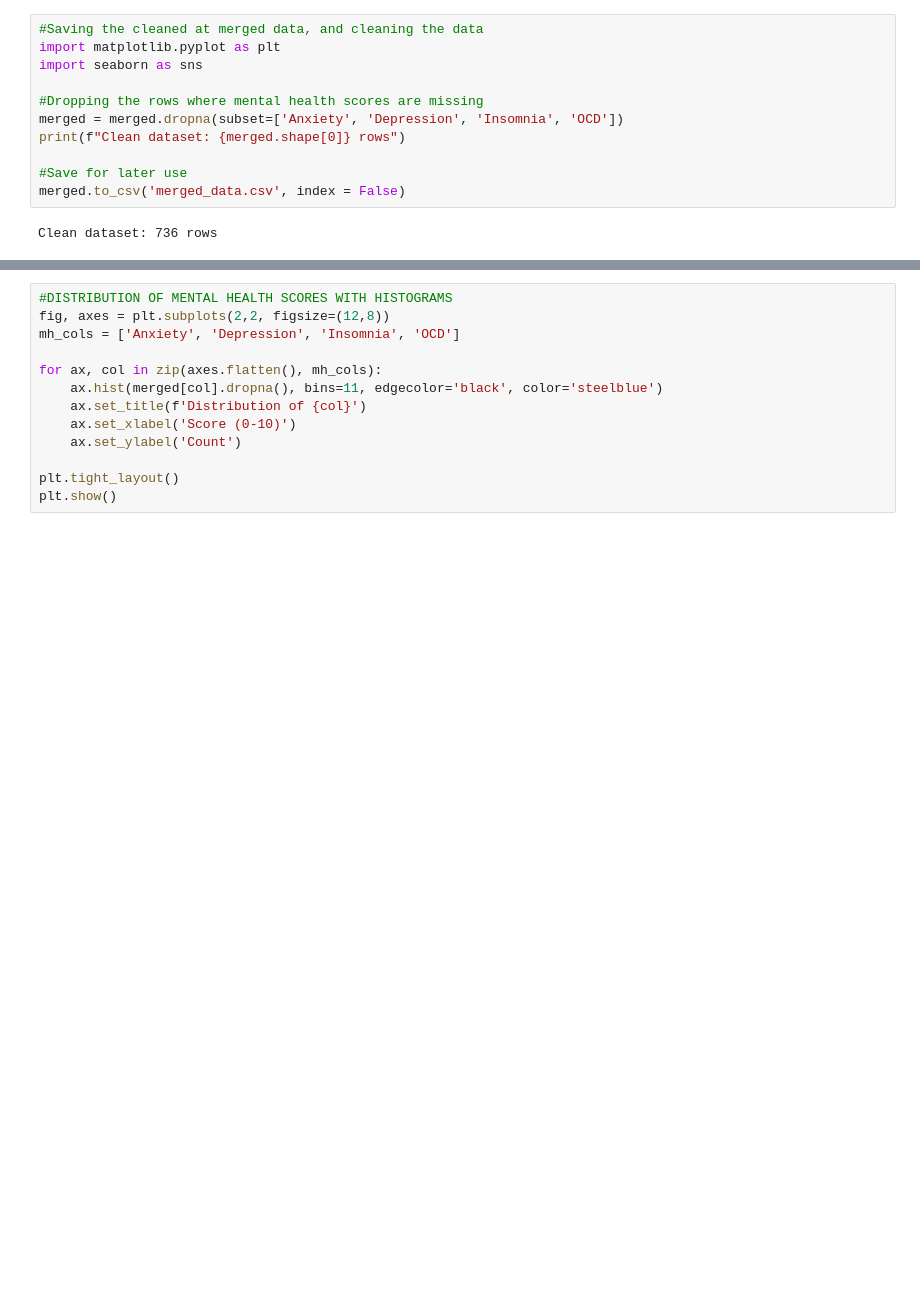
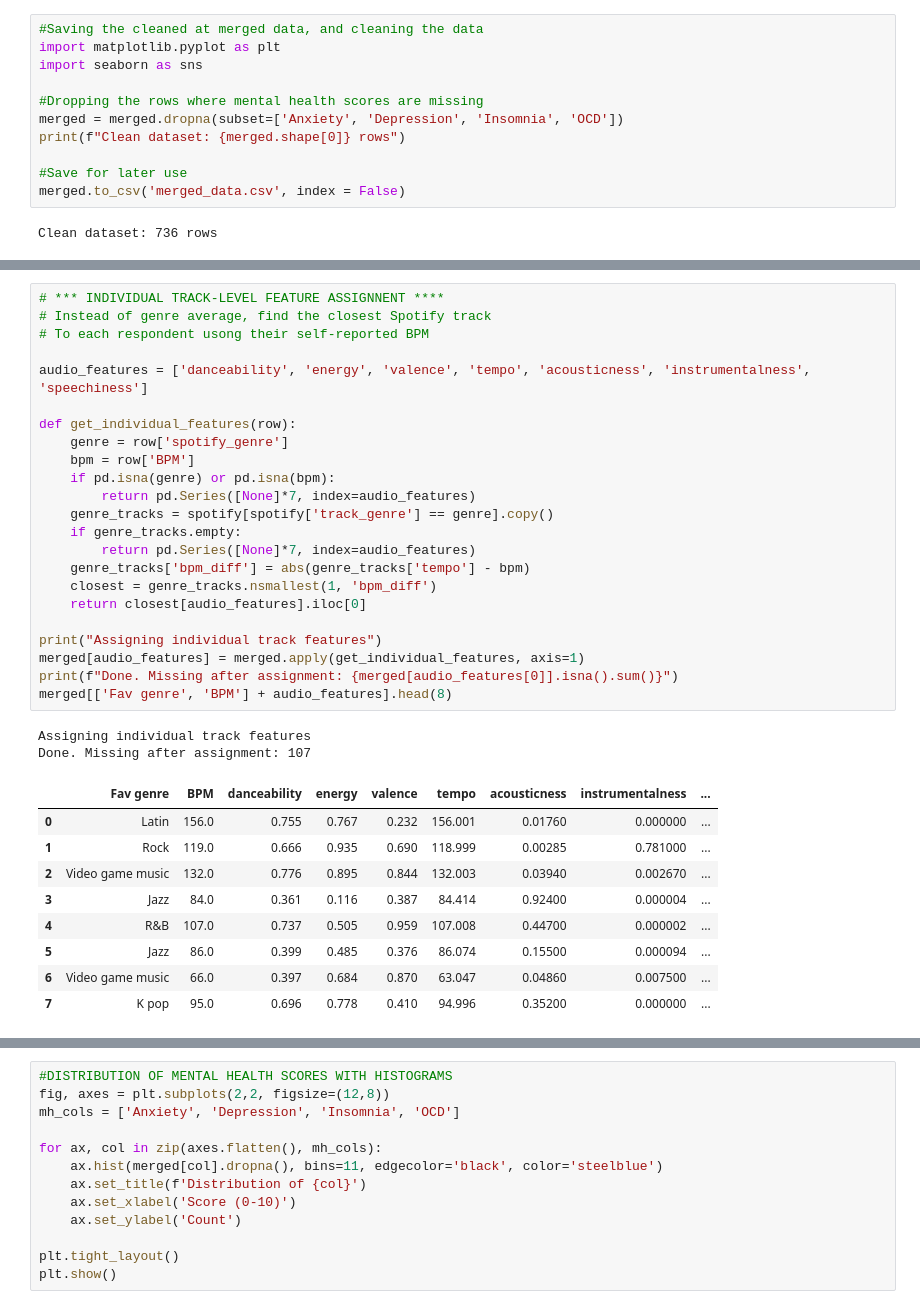
Before and after one commit to MurathanKbk/DSA_210_TERMPROJECT_MURATHANKABAK, a Jupyter notebook: edaAndhyphothesisTest.ipynb, the cells around one changed output, grey strips where cells are left out. Saved outputs shown, nothing was run; the diff lists cells and outputs as text; blank space fills up the shorter version.

```diff
--- a/edaAndhyphothesisTest.ipynb
+++ b/edaAndhyphothesisTest.ipynb
@@ -144,0 +195,35 @@ Clean dataset: 736 rows
+# %%
+# *** INDIVIDUAL TRACK-LEVEL FEATURE ASSIGNNENT ****
+# Instead of genre average, find the closest Spotify track
+# To each respondent usong their self-reported BPM
+
+audio_features = ['danceability', 'energy', 'valence', 'tempo', 'acousticness', 'instrumentalness', 'speechiness']
+
+def get_individual_features(row):
+    genre = row['spotify_genre']
+    bpm = row['BPM']
+    if pd.isna(genre) or pd.isna(bpm):
+        return pd.Series([None]*7, index=audio_features)
+    genre_tracks = spotify[spotify['track_genre'] == genre].copy()
+    if genre_tracks.empty:
+        return pd.Series([None]*7, index=audio_features)
+    genre_tracks['bpm_diff'] = abs(genre_tracks['tempo'] - bpm)
+    closest = genre_tracks.nsmallest(1, 'bpm_diff')
+    return closest[audio_features].iloc[0]
+
+print("Assigning individual track features")
+merged[audio_features] = merged.apply(get_individual_features, axis=1)
+print(f"Done. Missing after assignment: {merged[audio_features[0]].isna().sum()}")
+merged[['Fav genre', 'BPM'] + audio_features].head(8)
+# %% [output]
+Assigning individual track features
+Done. Missing after assignment: 107
+|  | Fav genre | BPM | danceability | energy | valence | tempo | acousticness | instrumentalness | ... |
+| 0 | Latin | 156.0 | 0.755 | 0.767 | 0.232 | 156.001 | 0.01760 | 0.000000 | ... |
+| 1 | Rock | 119.0 | 0.666 | 0.935 | 0.690 | 118.999 | 0.00285 | 0.781000 | ... |
+| 2 | Video game music | 132.0 | 0.776 | 0.895 | 0.844 | 132.003 | 0.03940 | 0.002670 | ... |
+| 3 | Jazz | 84.0 | 0.361 | 0.116 | 0.387 | 84.414 | 0.92400 | 0.000004 | ... |
+| 4 | R&B | 107.0 | 0.737 | 0.505 | 0.959 | 107.008 | 0.44700 | 0.000002 | ... |
+| 5 | Jazz | 86.0 | 0.399 | 0.485 | 0.376 | 86.074 | 0.15500 | 0.000094 | ... |
+| 6 | Video game music | 66.0 | 0.397 | 0.684 | 0.870 | 63.047 | 0.04860 | 0.007500 | ... |
+| 7 | K pop | 95.0 | 0.696 | 0.778 | 0.410 | 94.996 | 0.35200 | 0.000000 | ... |
```
Also changed, not shown: parts of 6 cells of this notebook.
